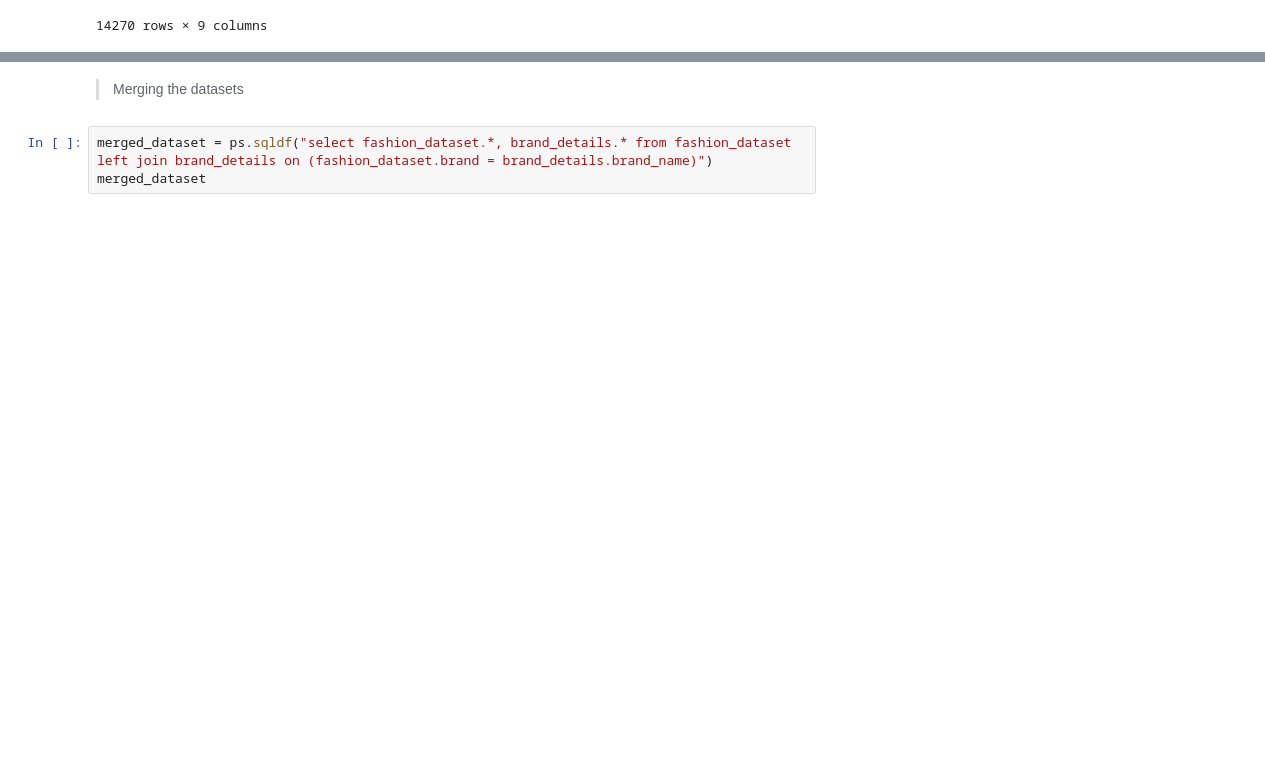
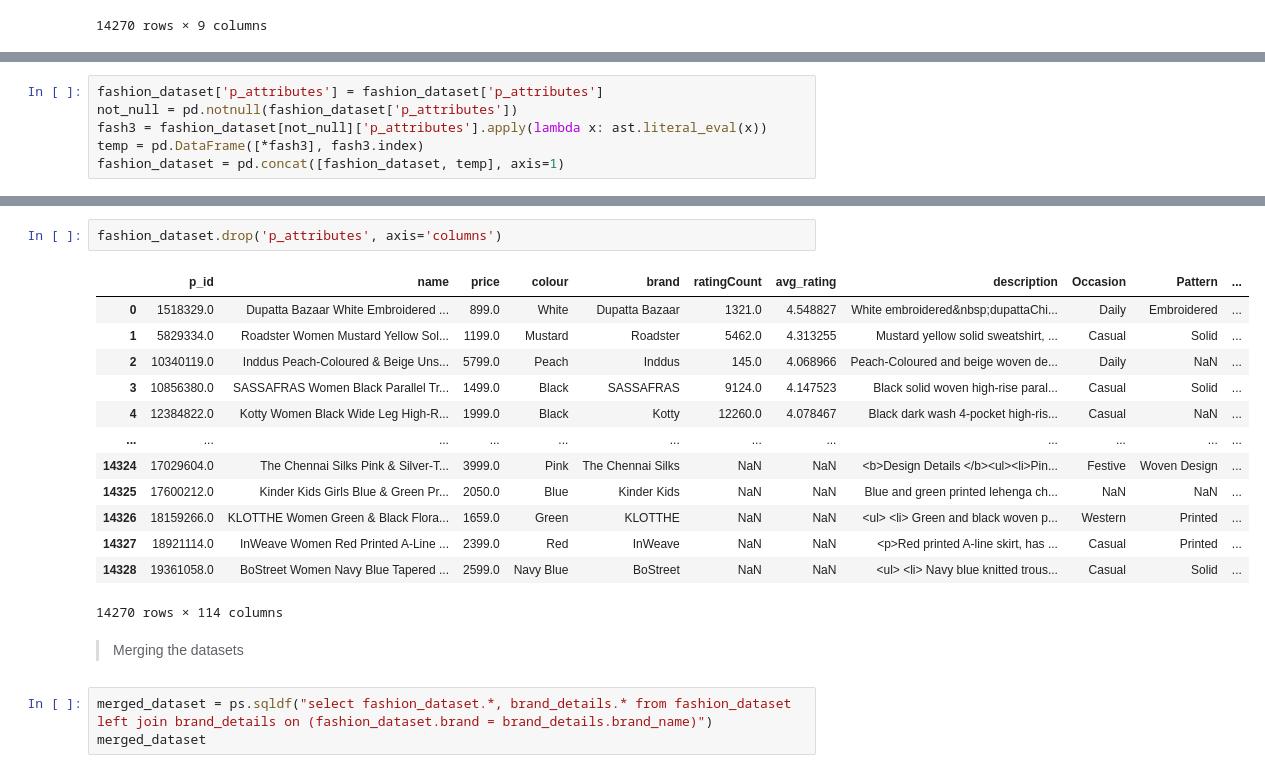
Before and after one commit to raccoonwithasword/big-data-assessment-2, a Jupyter notebook: DAT7015 Assessment 2.ipynb, the cells around one changed output, grey strips where cells are left out. Drawn from its saved outputs; the diff is of its cells as text; blank space fills up the shorter version.

Commit message:
split p_attributes

```diff
--- a/DAT7015 Assessment 2.ipynb
+++ b/DAT7015 Assessment 2.ipynb
@@ -125,0 +130,6 @@ fashion_dataset
+# %%
+fashion_dataset['p_attributes'] = fashion_dataset['p_attributes']
+not_null = pd.notnull(fashion_dataset['p_attributes'])
+fash3 = fashion_dataset[not_null]['p_attributes'].apply(lambda x: ast.literal_eval(x))
+temp = pd.DataFrame([*fash3], fash3.index)
+fashion_dataset = pd.concat([fashion_dataset, temp], axis=1)
@@ -126,3 +156,19 @@ fashion_dataset
+# %%
+fashion_dataset.drop('p_attributes', axis='columns')
+# %% [output]
+|  | p_id | name | price | colour | brand | ratingCount | avg_rating | description | Occasion | Pattern | ... |
+| 0 | 1518329.0 | Dupatta Bazaar White Embroidered ... | 899.0 | White | Dupatta Bazaar | 1321.0 | 4.548827 | White embroidered&nbsp;dupattaChi... | Daily | Embroidered | ... |
+| 1 | 5829334.0 | Roadster Women Mustard Yellow Sol... | 1199.0 | Mustard | Roadster | 5462.0 | 4.313255 | Mustard yellow solid sweatshirt, ... | Casual | Solid | ... |
+| 2 | 10340119.0 | Inddus Peach-Coloured & Beige Uns... | 5799.0 | Peach | Inddus | 145.0 | 4.068966 | Peach-Coloured and beige woven de... | Daily | NaN | ... |
+| 3 | 10856380.0 | SASSAFRAS Women Black Parallel Tr... | 1499.0 | Black | SASSAFRAS | 9124.0 | 4.147523 | Black solid woven high-rise paral... | Casual | Solid | ... |
+| 4 | 12384822.0 | Kotty Women Black Wide Leg High-R... | 1999.0 | Black | Kotty | 12260.0 | 4.078467 | Black dark wash 4-pocket high-ris... | Casual | NaN | ... |
+| ... | ... | ... | ... | ... | ... | ... | ... | ... | ... | ... | ... |
+| 14324 | 17029604.0 | The Chennai Silks Pink & Silver-T... | 3999.0 | Pink | The Chennai Silks | NaN | NaN | <b>Design Details </b><ul><li>Pin... | Festive | Woven Design | ... |
+| 14325 | 17600212.0 | Kinder Kids Girls Blue & Green Pr... | 2050.0 | Blue | Kinder Kids | NaN | NaN | Blue and green printed lehenga ch... | NaN | NaN | ... |
+| 14326 | 18159266.0 | KLOTTHE Women Green & Black Flora... | 1659.0 | Green | KLOTTHE | NaN | NaN | <ul> <li> Green and black woven p... | Western | Printed | ... |
+| 14327 | 18921114.0 | InWeave Women Red Printed A-Line ... | 2399.0 | Red | InWeave | NaN | NaN | <p>Red printed A-line skirt, has ... | Casual | Printed | ... |
+| 14328 | 19361058.0 | BoStreet Women Navy Blue Tapered ... | 2599.0 | Navy Blue | BoStreet | NaN | NaN | <ul> <li> Navy blue knitted trous... | Casual | Solid | ... |
+14270 rows × 114 columns
 # %% [markdown]
 >Merging the datasets
 # %%
```
Also changed, not shown: parts of 21 cells of this notebook.
